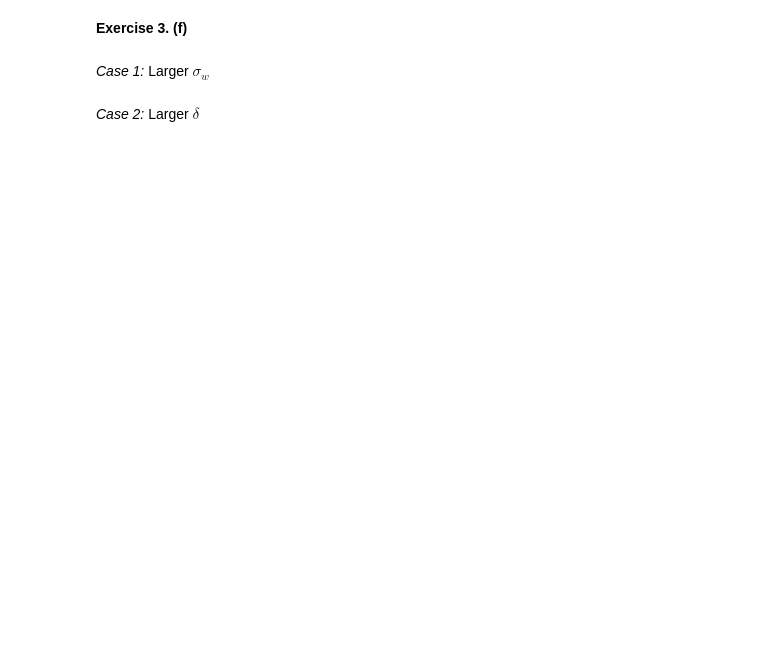
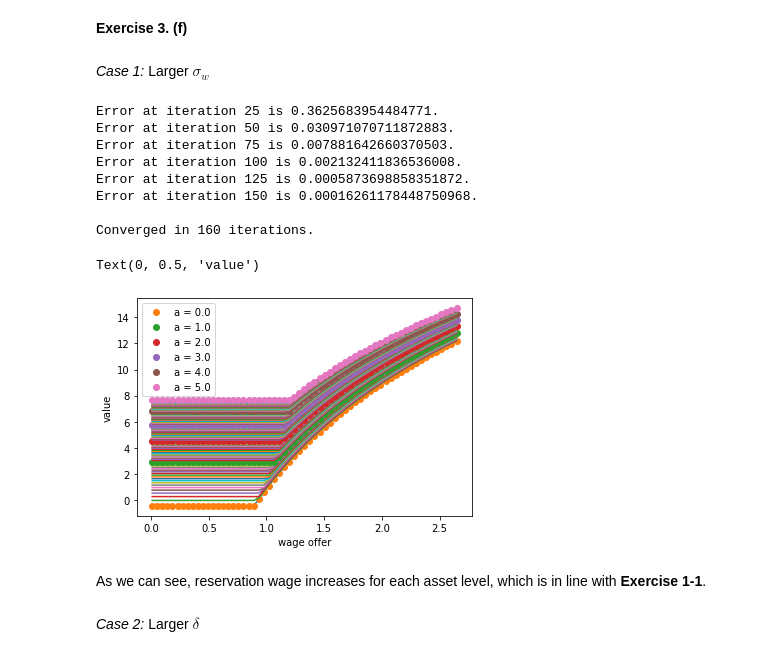
Before and after one commit to Jun-H-Lee/Fall-2020, a Jupyter notebook: Macro_pset5.ipynb, the cells around one changed output. Saved outputs shown, nothing was run; the diff lists cells and outputs as text; code cells hidden in the pictures; blank space fills up the shorter version.

```diff
--- a/Macro_pset5.ipynb
+++ b/Macro_pset5.ipynb
@@ -146,13 +147,30 @@ We can see that the kink point (reservation wage) increases as asset increases.
 # %%
 sig_w = 1
 v = solve_model(alpha = alpha, beta = beta, R = R, delta = delta, b = b, mu_w = mu_w, sig_w = sig_w, w_max = w_max,
                 w_grid_size = w_grid_size, a_grid_size = a_grid_size, a_max = a_max)
+a_grid = np.linspace(0, a_max, a_grid_size)
+w_grid = np.linspace(0.01, w_max, w_grid_size) * np.exp(mu_w)
 for i_1 in range(a_grid_size):
-  plt.plot(v[:, i_1, 0])
+  plt.plot(w_grid, v[:, i_1, 0])
   if i_1 % 20 == 0:
-    plt.plot(v[:, i_1, 0], label = "a = " + np.str(a_grid[i_1]))
+    plt.plot(w_grid, v[:, i_1, 0], 'o', label = "a = " + np.str(a_grid[i_1]))
 
 plt.legend()
+plt.xlabel("wage offer")
+plt.ylabel("value")
+# %% [output]
+Error at iteration 25 is 0.3625683954484771.
+Error at iteration 50 is 0.030971070711872883.
+Error at iteration 75 is 0.007881642660370503.
+Error at iteration 100 is 0.002132411836536008.
+Error at iteration 125 is 0.0005873698858351872.
+Error at iteration 150 is 0.00016261178448750968.
+
+Converged in 160 iterations.
+Text(0, 0.5, 'value')
+[figure, added]
+# %% [markdown]
+As we can see, reservation wage increases for each asset level, which is in line with **Exercise 1-1**.
 # %% [markdown]
 *Case 2:* Larger $\delta$
 # %%
```
Also changed, not shown: parts of 6 cells of this notebook.
